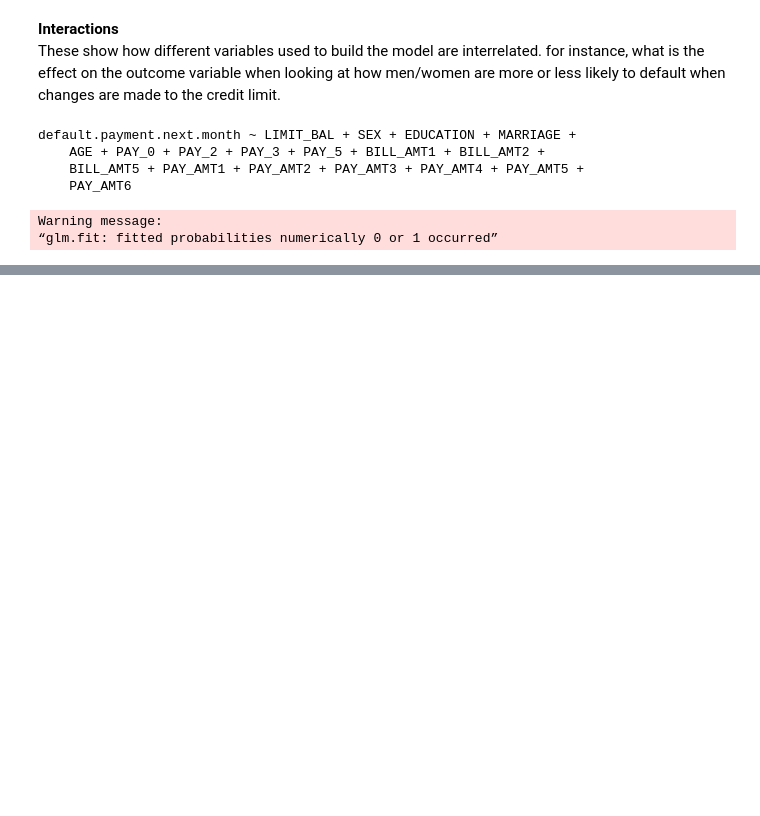
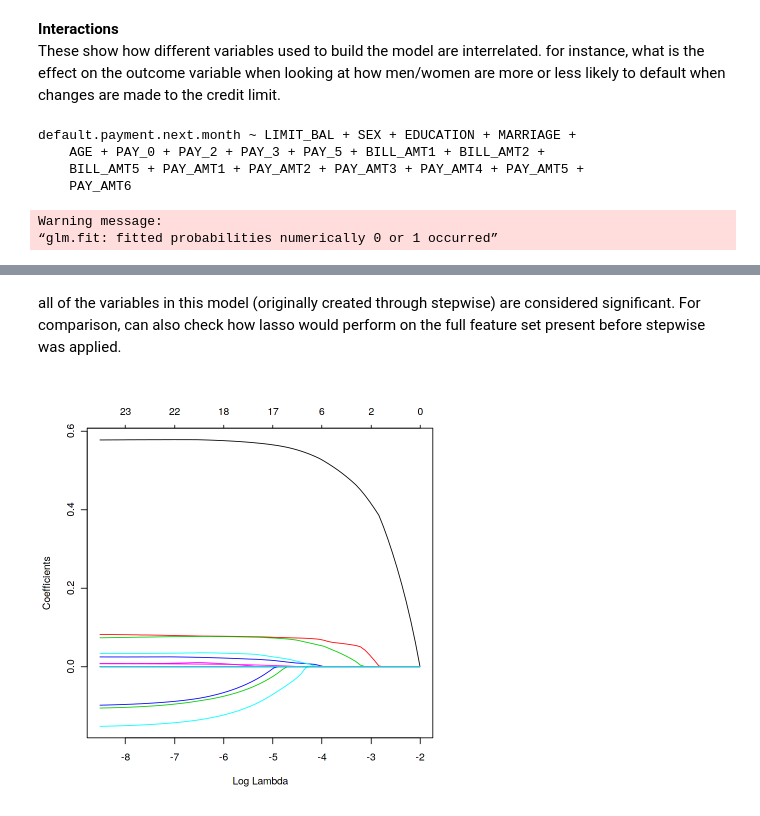
Before and after one commit to foreverloop/azcourseprep, a Jupyter notebook: effects_int.ipynb, the cells around one changed output, grey strips where cells are left out. Saved outputs shown, nothing was run; the diff lists cells and outputs as text; code cells hidden in the pictures; blank space fills up the shorter version.

```diff
--- a/effects_int.ipynb
+++ b/effects_int.ipynb
@@ -246,0 +299,15 @@ plot(intr_plot[17])
+# %% [markdown]
+all of the variables in this model (originally created through stepwise) are considered significant. For comparison, can also check how lasso would perform on the full feature set present before stepwise was applied.
+# %%
+#names(df_credit)
+ae <- c('ID','LIMIT_BAL','SEX','EDUCATION','MARRIAGE','AGE','PAY_0',
+        'PAY_2','PAY_3','PAY_4','PAY_5','PAY_6','BILL_AMT1','BILL_AMT2',
+        'BILL_AMT3','BILL_AMT4','BILL_AMT5','BILL_AMT6','PAY_AMT1','PAY_AMT2',
+        'PAY_AMT3','PAY_AMT4','PAY_AMT5','PAY_AMT6')
+df_factors_c <- select(df_credit, which(names(df_credit) %in% ae))
+mat_facx <- as.matrix(df_factors_c)
+# %%
+lasso_model <- glmnet(mat_facx,default.payment.next.month,alpha=1,family="binomial")
+plot(lasso_model, xvar="lambda")
+# %% [output]
+[figure, added]
```
Also changed, not shown: parts of 9 cells of this notebook.
